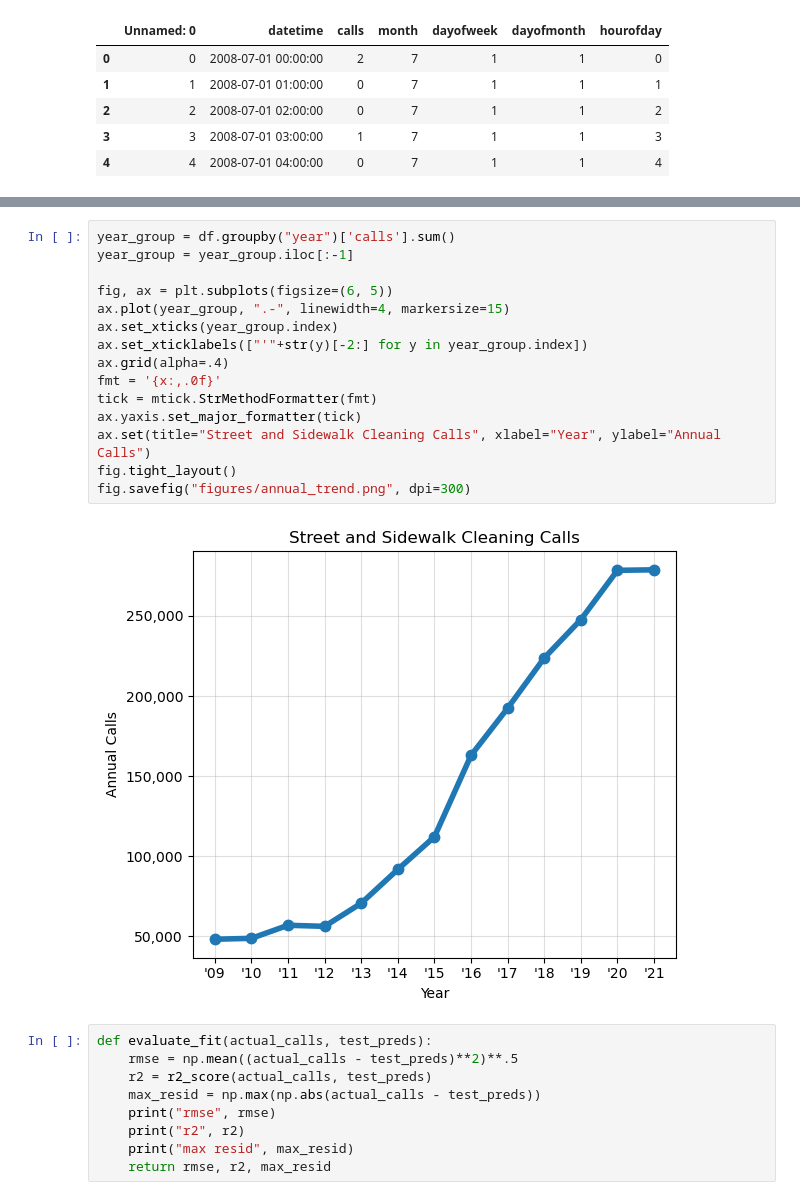
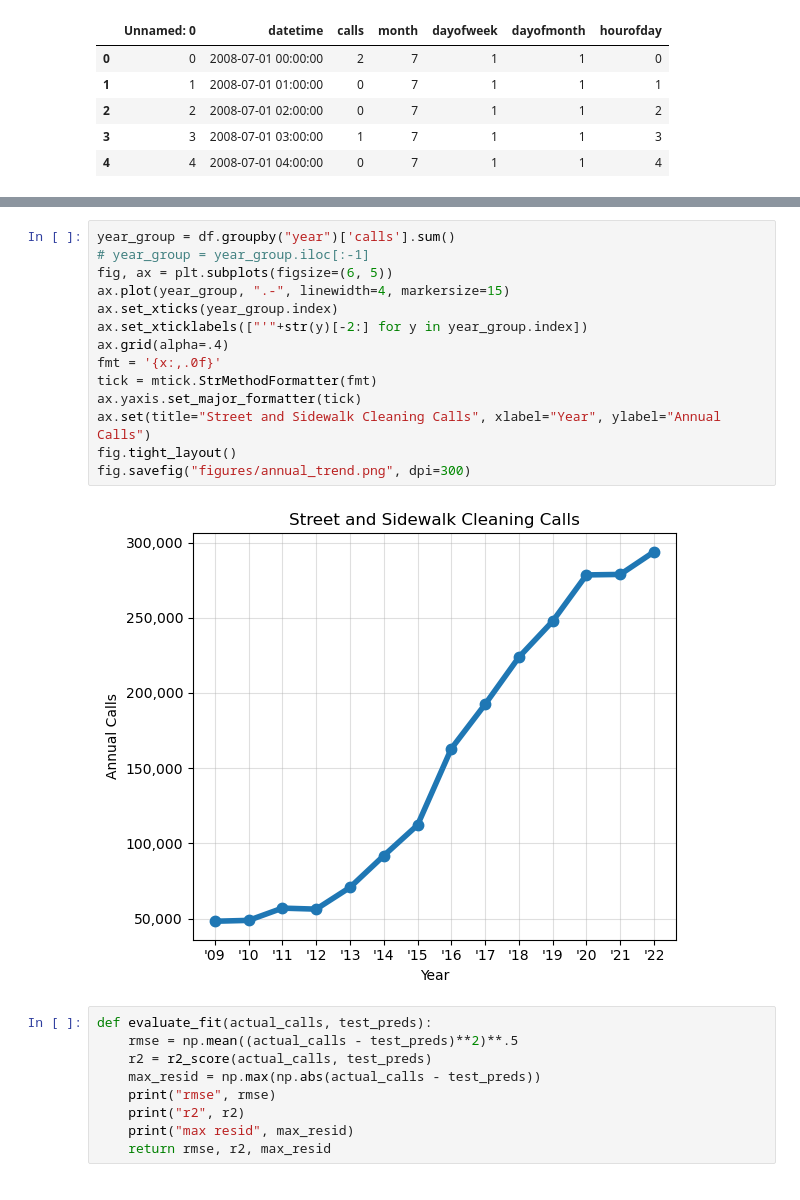
Before and after one commit to peter-amerkhanian/San-Francisco-Service-Analysis, a Jupyter notebook: peter_timeseries_sandbox.ipynb, the cells around one changed output, grey strips where cells are left out. Cells and saved outputs as stored; diff of their text form.

```diff
--- a/peter_timeseries_sandbox.ipynb
+++ b/peter_timeseries_sandbox.ipynb
@@ -56,20 +65,19 @@ df['date'] = df.index.date
 # %%
 year_group = df.groupby("year")['calls'].sum()
-year_group = year_group.iloc[:-1]
-
+# year_group = year_group.iloc[:-1]
 fig, ax = plt.subplots(figsize=(6, 5))
 ax.plot(year_group, ".-", linewidth=4, markersize=15)
 ax.set_xticks(year_group.index)
 ax.set_xticklabels(["'"+str(y)[-2:] for y in year_group.index])
 ax.grid(alpha=.4)
 fmt = '{x:,.0f}'
 tick = mtick.StrMethodFormatter(fmt)
 ax.yaxis.set_major_formatter(tick)
 ax.set(title="Street and Sidewalk Cleaning Calls", xlabel="Year", ylabel="Annual Calls")
 fig.tight_layout()
 fig.savefig("figures/annual_trend.png", dpi=300)
 # %% [output]
-[figure, old version]
+[figure, new version]
 # %%
 def evaluate_fit(actual_calls, test_preds):
     rmse = np.mean((actual_calls - test_preds)**2)**.5
```
Also changed, not shown: parts of 37 cells of this notebook, 3 other files.
